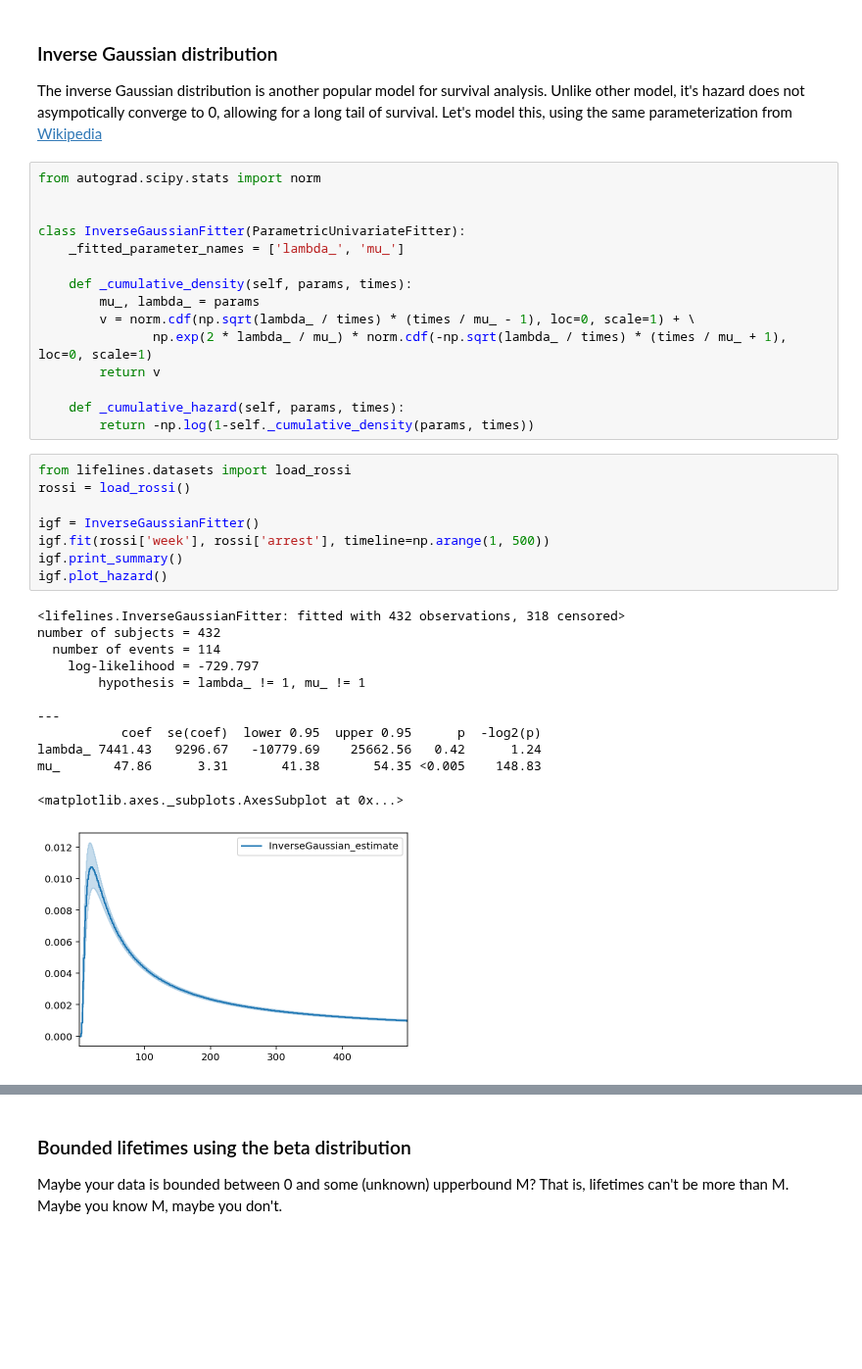
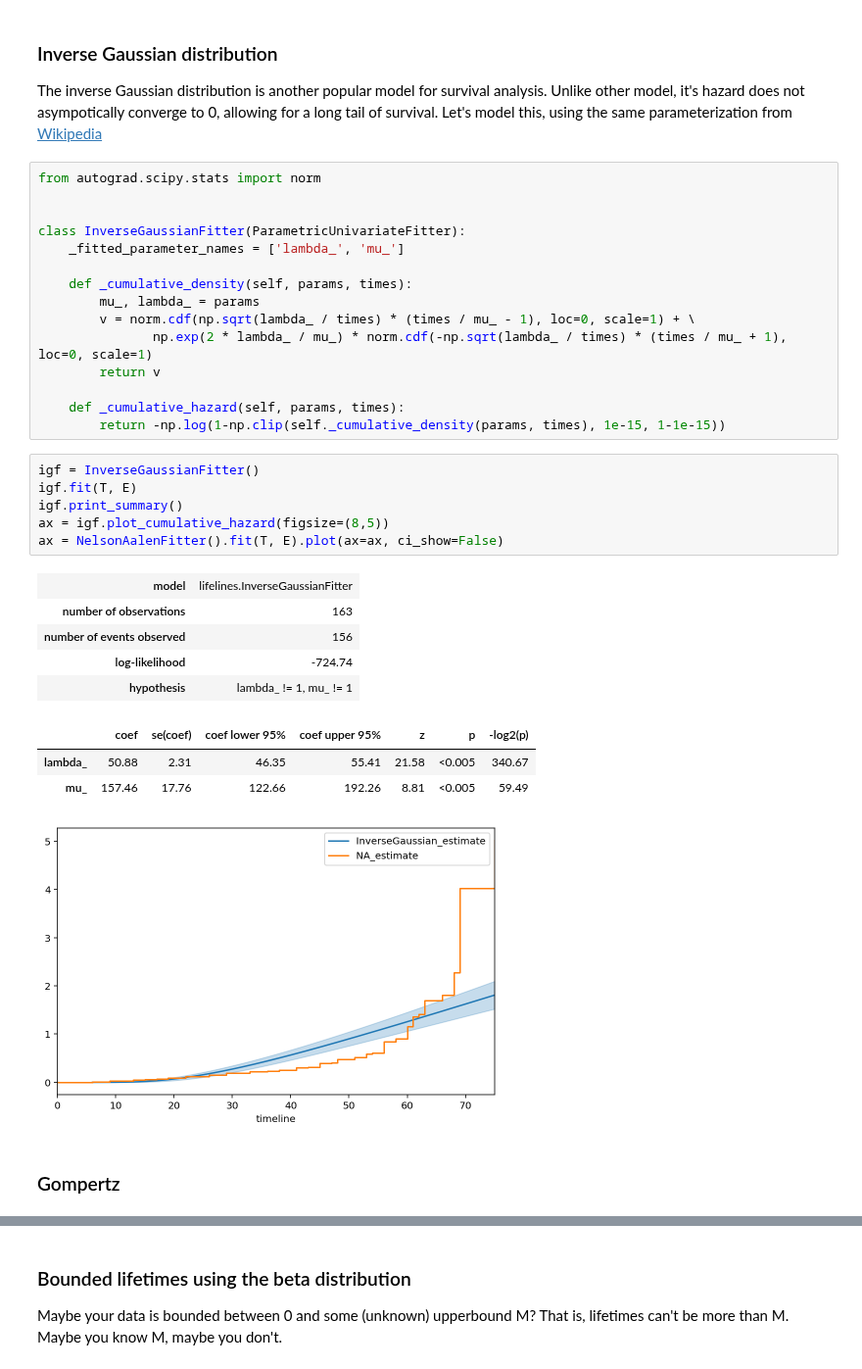
Before and after one commit to CamDavidsonPilon/lifelines, a Jupyter notebook: docs/jupyter_notebooks/Piecewise Exponential Models and Creating Custom Models.ipynb, the cells around one changed output, grey strips where cells are left out. Shown at 98% size. Saved outputs shown, nothing was run; the diff lists cells and outputs as text; blank space fills up the shorter version.

```diff
--- a/docs/jupyter_notebooks/Piecewise Exponential Models and Creating Custom Models.ipynb
+++ b/docs/jupyter_notebooks/Piecewise Exponential Models and Creating Custom Models.ipynb
@@ -365,25 +351,22 @@ class InverseGaussianFitter(ParametricUnivariateFitter):
         return v
 
     def _cumulative_hazard(self, params, times):
-        return -np.log(1-self._cumulative_density(params, times))
+        return -np.log(1-np.clip(self._cumulative_density(params, times), 1e-15, 1-1e-15))
-# %%
-from lifelines.datasets import load_rossi
-rossi = load_rossi()
-
-igf = InverseGaussianFitter()
-igf.fit(rossi['week'], rossi['arrest'], timeline=np.arange(1, 500))
-igf.print_summary()
-igf.plot_hazard()
-# %% [output]
-<lifelines.InverseGaussianFitter: fitted with 432 observations, 318 censored>
-number of subjects = 432
-  number of events = 114
-    log-likelihood = -729.797
-        hypothesis = lambda_ != 1, mu_ != 1
-
----
-           coef  se(coef)  lower 0.95  upper 0.95      p  -log2(p)
-lambda_ 7441.43   9296.67   -10779.69    25662.56   0.42      1.24
-mu_       47.86      3.31       41.38       54.35 <0.005    148.83
-<matplotlib.axes._subplots.AxesSubplot at 0x...>
-[figure, removed]
+# %%
+igf = InverseGaussianFitter()
+igf.fit(T, E)
+igf.print_summary()
+ax = igf.plot_cumulative_hazard(figsize=(8,5))
+ax = NelsonAalenFitter().fit(T, E).plot(ax=ax, ci_show=False)
+# %% [output]
+| model | lifelines.InverseGaussianFitter |
+| number of observations | 163 |
+| number of events observed | 156 |
+| log-likelihood | -724.74 |
+| hypothesis | lambda_ != 1, mu_ != 1 |
+|  | coef | se(coef) | coef lower 95% | coef upper 95% | z | p | -log2(p) |
+| lambda_ | 50.88 | 2.31 | 46.35 | 55.41 | 21.58 | <0.005 | 340.67 |
+| mu_ | 157.46 | 17.76 | 122.66 | 192.26 | 8.81 | <0.005 | 59.49 |
+[figure, added]
+# %% [markdown]
+### Gompertz
```
Also changed, not shown: parts of 18 cells of this notebook, 5 other files.
